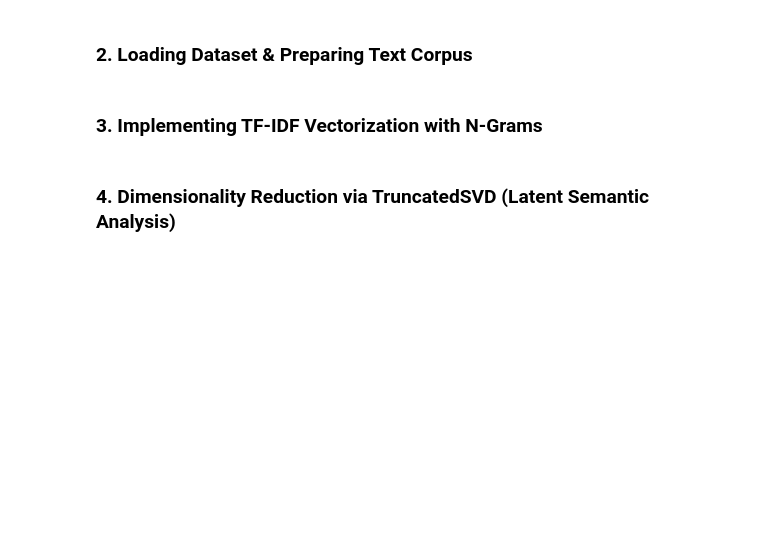
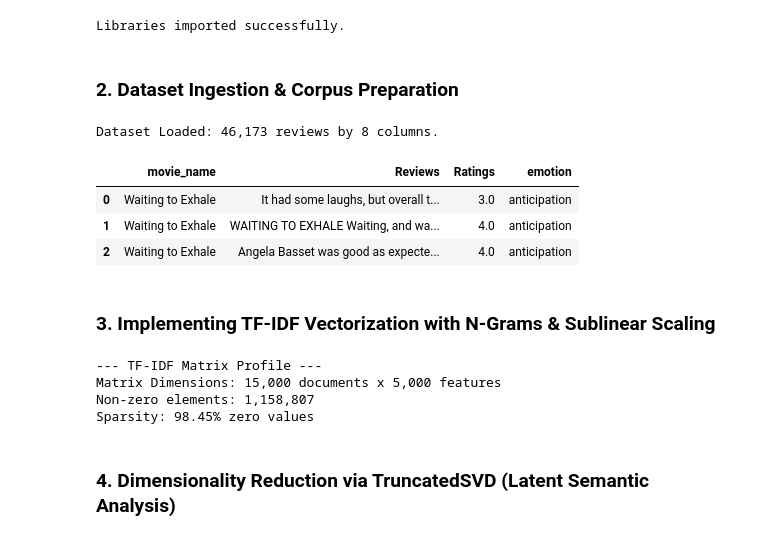
Before and after one commit to it25102877/IT2011-AIML-Project, a Jupyter notebook: notebooks/IT25103132_Preprocessing_FeatureExtraction.ipynb, the cells around one changed output. Drawn from its saved outputs; the diff is of its cells as text; code cells hidden in the pictures; blank space fills up the shorter version.

```diff
--- a/notebooks/IT25103132_Preprocessing_FeatureExtraction.ipynb
+++ b/notebooks/IT25103132_Preprocessing_FeatureExtraction.ipynb
@@ -24,24 +41,36 @@ import seaborn as sns
 from sklearn.feature_extraction.text import TfidfVectorizer
 from sklearn.decomposition import TruncatedSVD
 
+# Visual style configuration
+sns.set_theme(style="whitegrid", palette="muted")
 os.makedirs('../results/eda_visualizations', exist_ok=True)
-sns.set_theme(style="whitegrid", palette="muted")
+print("Libraries imported successfully.")
+# %% [output]
+Libraries imported successfully.
 # %% [markdown]
-### 2. Loading Dataset & Preparing Text Corpus
+### 2. Dataset Ingestion & Corpus Preparation
 # %%
+# Ingest raw dataset
 DATA_PATH = '../data/raw/Movies_Reviews_modified_version1.csv'
 df = pd.read_csv(DATA_PATH)
-print(f"Loaded {len(df):,} reviews.")
 
-# Clean simple string fill
-df['Reviews_clean'] = df['Reviews'].fillna('').astype(str)
+print(f"Dataset Loaded: {df.shape[0]:,} reviews by {df.shape[1]} columns.")
+df[['movie_name', 'Reviews', 'Ratings', 'emotion']].head(3)
+# %% [output]
+Dataset Loaded: 46,173 reviews by 8 columns.
+|  | movie_name | Reviews | Ratings | emotion |
+| 0 | Waiting to Exhale | It had some laughs, but overall t... | 3.0 | anticipation |
+| 1 | Waiting to Exhale | WAITING TO EXHALE Waiting, and wa... | 4.0 | anticipation |
+| 2 | Waiting to Exhale | Angela Basset was good as expecte... | 4.0 | anticipation |
 # %% [markdown]
-### 3. Implementing TF-IDF Vectorization with N-Grams
+### 3. Implementing TF-IDF Vectorization with N-Grams & Sublinear Scaling
 # %%
-# Sample a representative slice of 10,000 reviews for fast SVD visualization
-sample_df = df.sample(n=10000, random_state=42).copy()
+# Sample a representative corpus for feature extraction
+sample_df = df.sample(n=15000, random_state=42).copy()
+sample_df['Reviews_clean'] = sample_df['Reviews'].fillna('').astype(str)
 
-tfidf_vectorizer = TfidfVectorizer(
+# Initialize TF-IDF Vectorizer with n-grams (1, 2)
+tfidf = TfidfVectorizer(
     max_features=5000,
     ngram_range=(1, 2),
     sublinear_tf=True,
@@ -50,9 +79,20 @@ tfidf_vectorizer = TfidfVectorizer(
     max_df=0.85
 )
 
-tfidf_matrix = tfidf_vectorizer.fit_transform(sample_df['Reviews_clean'])
-print(f"TF-IDF Sparse Matrix Shape: {tfidf_matrix.shape[0]} reviews x {tfidf_matrix.shape[1]} vocabulary features")
-print(f"Sparsity: {(1 - tfidf_matrix.nnz / (tfidf_matrix.shape[0] * tfidf_matrix.shape[1])) * 100:.2f}% zero entries")
+tfidf_matrix = tfidf.fit_transform(sample_df['Reviews_clean'])
+
+# Calculate matrix sparsity
+sparsity = (1.0 - (tfidf_matrix.nnz / (tfidf_matrix.shape[0] * tfidf_matrix.shape[1]))) * 100
+
+print("--- TF-IDF Matrix Profile ---")
+print(f"Matrix Dimensions: {tfidf_matrix.shape[0]:,} documents x {tfidf_matrix.shape[1]:,} features")
+print(f"Non-zero elements: {tfidf_matrix.nnz:,}")
+print(f"Sparsity: {sparsity:.2f}% zero values")
+# %% [output]
+--- TF-IDF Matrix Profile ---
+Matrix Dimensions: 15,000 documents x 5,000 features
+Non-zero elements: 1,158,807
+Sparsity: 98.45% zero values
 # %% [markdown]
 ### 4. Dimensionality Reduction via TruncatedSVD (Latent Semantic Analysis)
 # %%
```
Also changed, not shown: parts of 6 cells of this notebook, 2 other files.
